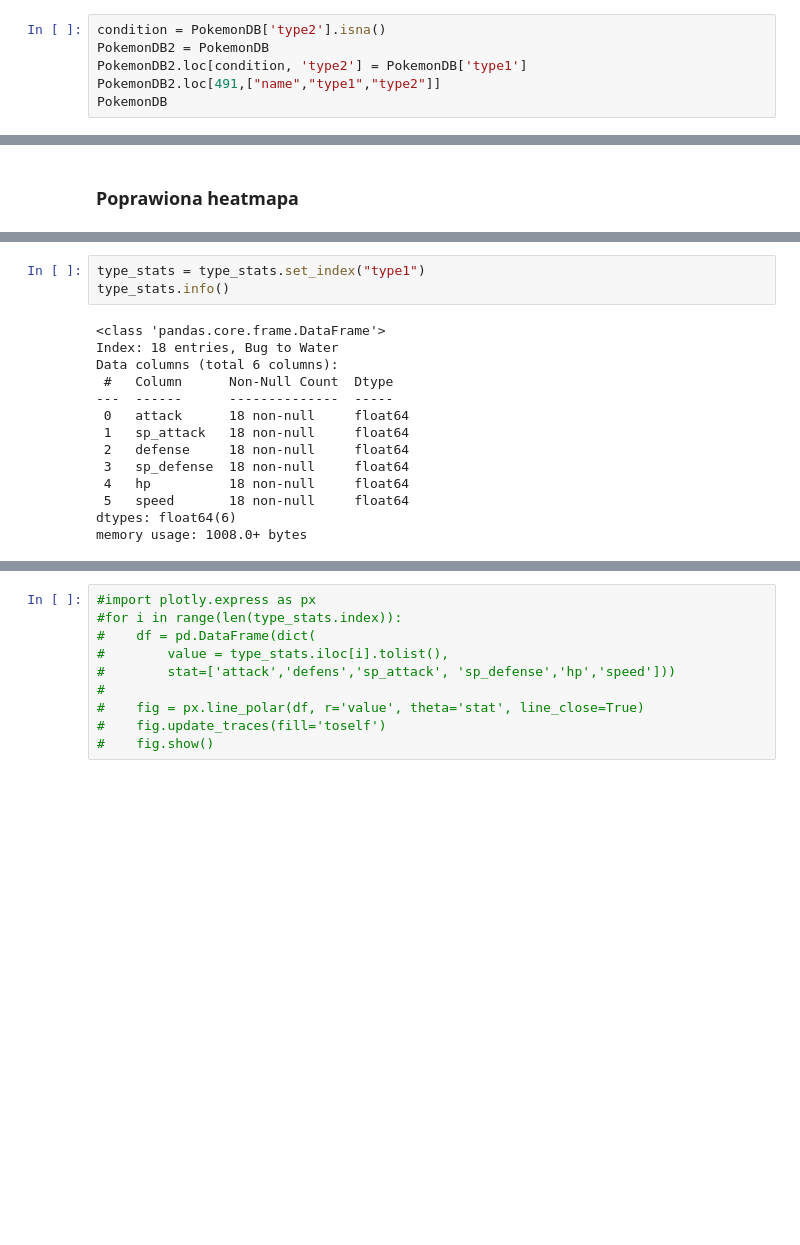
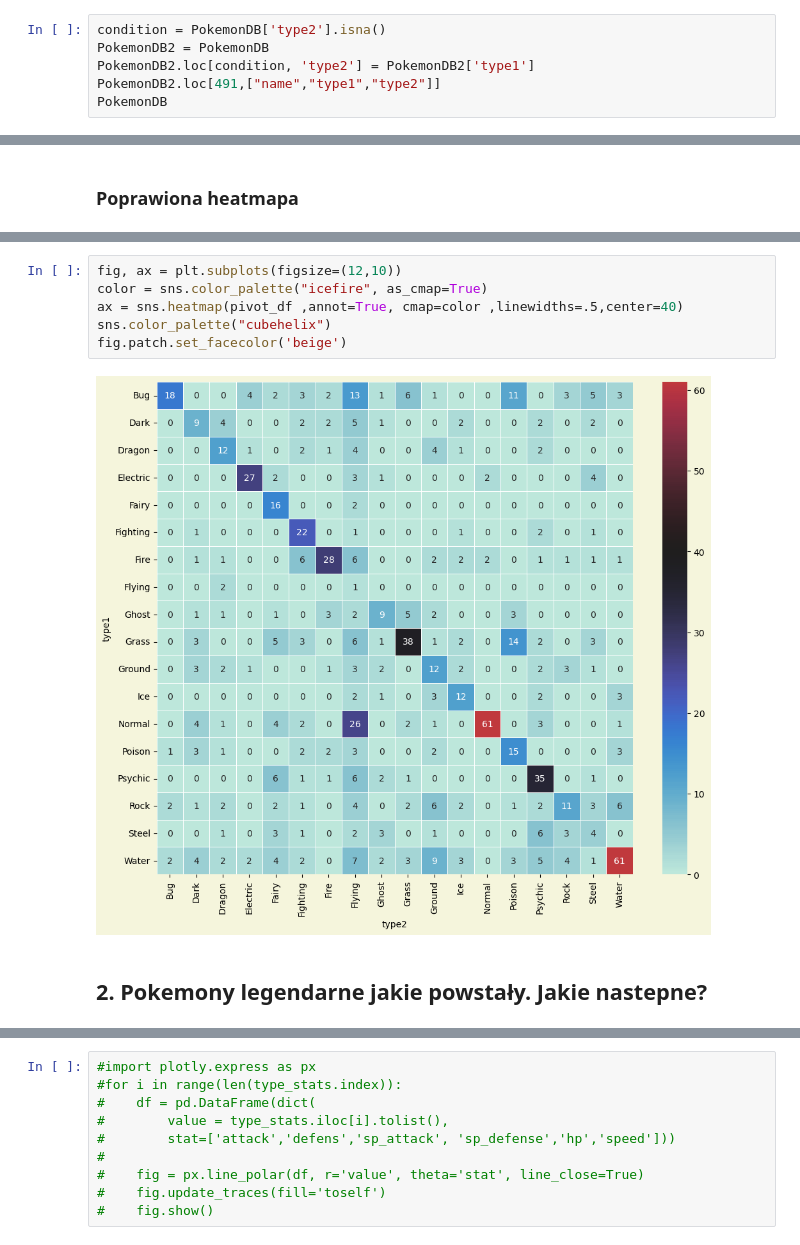
Before and after one commit to Kajmasz/Analiza-Pokemon-w-Python, a Jupyter notebook: Analiza Pokemonów.ipynb, the cells around one changed output, grey strips where cells are left out. Drawn from its saved outputs; the diff is of its cells as text; blank space fills up the shorter version.

```diff
--- a/Analiza Pokemonów.ipynb
+++ b/Analiza Pokemonów.ipynb
@@ -330,7 +330,7 @@ PokemonDB
 # %%
 condition = PokemonDB['type2'].isna()
 PokemonDB2 = PokemonDB
-PokemonDB2.loc[condition, 'type2'] = PokemonDB['type1']
+PokemonDB2.loc[condition, 'type2'] = PokemonDB2['type1']
 PokemonDB2.loc[491,["name","type1","type2"]]
 PokemonDB
 # %% [output]
@@ -548,17 +383,10 @@ plt.show()
-# %%
-type_stats = type_stats.set_index("type1")
-type_stats.info()
-# %% [output]
-<class 'pandas.core.frame.DataFrame'>
-Index: 18 entries, Bug to Water
-Data columns (total 6 columns):
- #   Column      Non-Null Count  Dtype
----  ------      --------------  -----
- 0   attack      18 non-null     float64
- 1   sp_attack   18 non-null     float64
- 2   defense     18 non-null     float64
- 3   sp_defense  18 non-null     float64
- 4   hp          18 non-null     float64
- 5   speed       18 non-null     float64
-dtypes: float64(6)
-memory usage: 1008.0+ bytes
+# %%
+fig, ax = plt.subplots(figsize=(12,10))
+color = sns.color_palette("icefire", as_cmap=True)
+ax = sns.heatmap(pivot_df ,annot=True, cmap=color ,linewidths=.5,center=40)
+sns.color_palette("cubehelix")
+fig.patch.set_facecolor('beige')
+# %% [output]
+[figure, added]
+# %% [markdown]
+## 2. Pokemony legendarne jakie powstały. Jakie nastepne?
```
Also changed, not shown: parts of 68 cells of this notebook, 1 other file.
